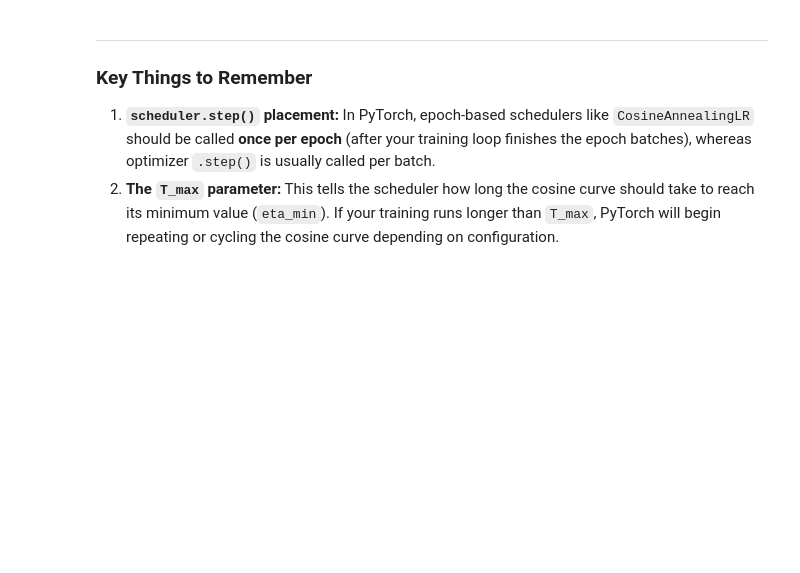
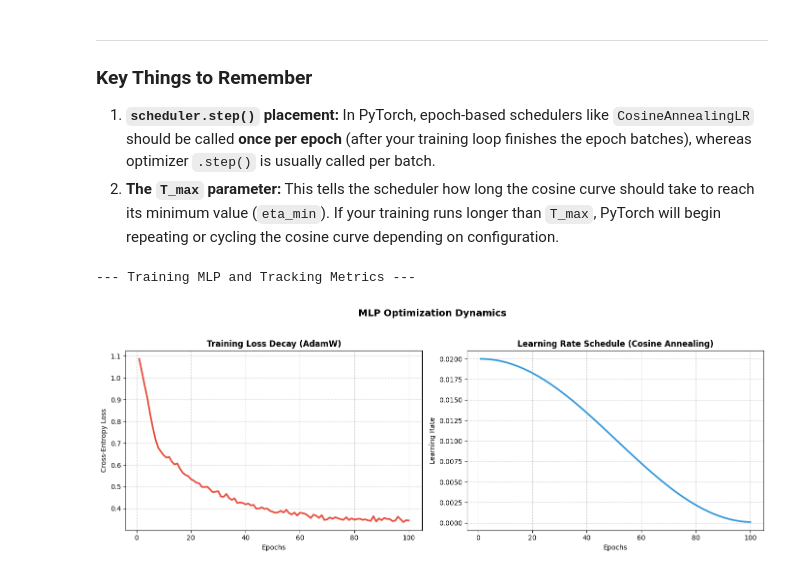
Before and after one commit to shreyansh6726/Lonrix-Training, a Jupyter notebook: Adam.ipynb, the cells around one changed output. Saved outputs shown, nothing was run; the diff lists cells and outputs as text; code cells hidden in the pictures; blank space fills up the shorter version.

```diff
--- a/Adam.ipynb
+++ b/Adam.ipynb
@@ -180,7 +180,7 @@ from sklearn.model_selection import train_test_split
 from sklearn.preprocessing import StandardScaler
 # %%
 # 1. Generate & Preprocess Data
-X_raw, y_raw = make_classification(n_samples=2000, n_features=4, n_classes=3, random_state=42)
+X_raw, y_raw = make_classification(n_samples=2000, n_features=4, n_informative=4, n_redundant=0, n_classes=3, random_state=42)
 X_train, X_test, y_train, y_test = train_test_split(X_raw, y_raw, test_size=0.2, random_state=42)
 
 scaler = StandardScaler()
@@ -254,0 +313,44 @@ for epoch in range(epochs):
+# %%
+# 4. Training Loop
+print("--- Training MLP and Tracking Metrics ---")
+for epoch in range(epochs):
+    model.train()
+
+    outputs = model(X_train_t)
+    loss = criterion(outputs, y_train_t)
+
+    optimizer.zero_grad()
+    loss.backward()
+    optimizer.step()
+
+    # Capture metrics before stepping scheduler
+    current_lr = scheduler.get_last_lr()[0]
+    lr_history.append(current_lr)
+    loss_history.append(loss.item())
+
+    scheduler.step()
+# %% [output]
+--- Training MLP and Tracking Metrics ---
+# %%
+# 5. Plotting the Graphs
+fig, axes = plt.subplots(1, 2, figsize=(14, 5))
+
+# Subplot 1: Training Loss Curve
+axes[0].plot(range(1, epochs + 1), loss_history, color='#e74c3c', linewidth=2.5)
+axes[0].set_title('Training Loss Decay (AdamW)', fontsize=12, fontweight='bold')
+axes[0].set_xlabel('Epochs', fontsize=10)
+axes[0].set_ylabel('Cross-Entropy Loss', fontsize=10)
+axes[0].grid(True, linestyle='--', alpha=0.6)
+
+# Subplot 2: Learning Rate Schedule Curve
+axes[1].plot(range(1, epochs + 1), lr_history, color='#3498db', linewidth=2.5)
+axes[1].set_title('Learning Rate Schedule (Cosine Annealing)', fontsize=12, fontweight='bold')
+axes[1].set_xlabel('Epochs', fontsize=10)
+axes[1].set_ylabel('Learning Rate', fontsize=10)
+axes[1].grid(True, linestyle='--', alpha=0.6)
+
+plt.suptitle('MLP Optimization Dynamics', fontsize=14, fontweight='bold', y=1.03)
+plt.tight_layout()
+plt.show()
+# %% [output]
+[figure, added]
```
Also changed, not shown: parts of 8 cells of this notebook.
